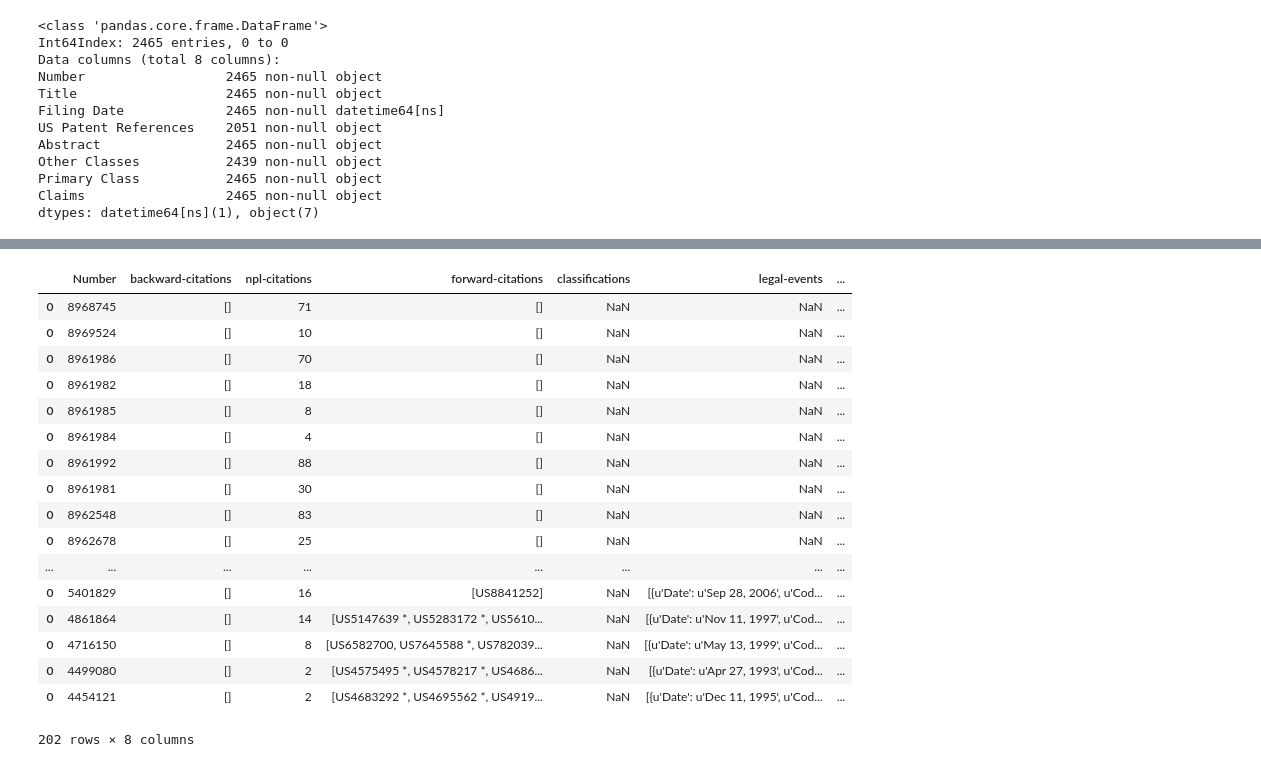
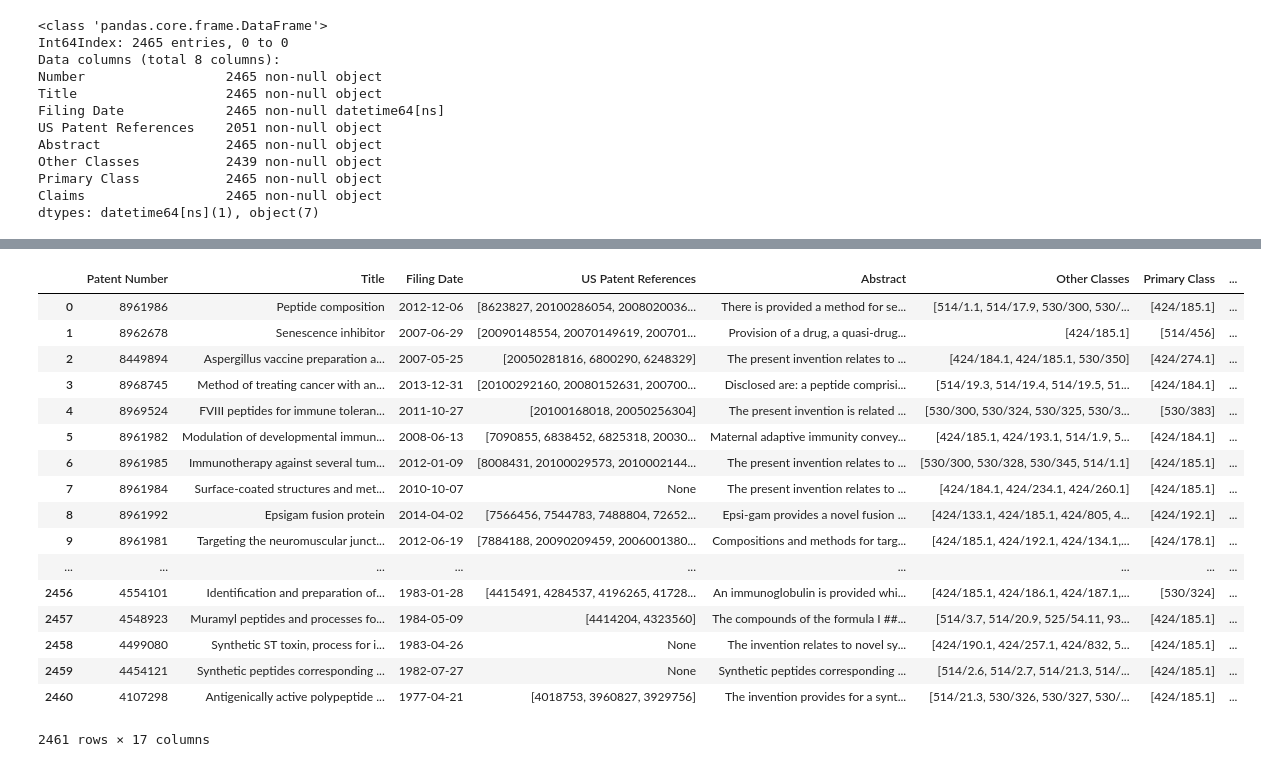
Before and after one commit to youngstone/Hunting4Patents, a Jupyter notebook: code/notebook_8_create_new_citaiton_DF_from_mongodb.ipynb, the cells around one changed output, grey strips where cells are left out. Drawn from its saved outputs; the diff is of its cells as text; code cells hidden in the pictures.

```diff
--- a/code/notebook_8_create_new_citaiton_DF_from_mongodb.ipynb
+++ b/code/notebook_8_create_new_citaiton_DF_from_mongodb.ipynb
@@ -269,4 +270,4 @@ df_raw_3['backward-citations-by-inventor'] = df_raw_3['backward-citations'].appl
 df_raw_3['forward-citations-by-examiner'] = df_raw_3['forward-citations'].apply(func_cite_by_examiner)
 df_raw_3['forward-citations-by-inventor'] = df_raw_3['forward-citations'].apply(func_cite_by_inventor)
 # %%
-df = pd.merge(df_raw_1, df_raw_3, how='inner', on=['Number'])
+df_comp = pd.merge(df_raw_1, df_raw_3, how='inner', on=['Number'])
@@ -293,0 +274,23 @@ df
+# %%
+df_comp = df_comp.rename(columns={'Number': 'Patent Number'})
+# %%
+df_comp
+# %% [output]
+|  | Patent Number | Title | Filing Date | US Patent References | Abstract | Other Classes | Primary Class | ... |
+| 0 | 8961986 | Peptide composition | 2012-12-06 | [8623827, 20100286054, 2008020036... | There is provided a method for se... | [514/1.1, 514/17.9, 530/300, 530/... | [424/185.1] | ... |
+| 1 | 8962678 | Senescence inhibitor | 2007-06-29 | [20090148554, 20070149619, 200701... | Provision of a drug, a quasi-drug... | [424/185.1] | [514/456] | ... |
+| 2 | 8449894 | Aspergillus vaccine preparation a... | 2007-05-25 | [20050281816, 6800290, 6248329] | The present invention relates to ... | [424/184.1, 424/185.1, 530/350] | [424/274.1] | ... |
+| 3 | 8968745 | Method of treating cancer with an... | 2013-12-31 | [20100292160, 20080152631, 200700... | Disclosed are: a peptide comprisi... | [514/19.3, 514/19.4, 514/19.5, 51... | [424/184.1] | ... |
+| 4 | 8969524 | FVIII peptides for immune toleran... | 2011-10-27 | [20100168018, 20050256304] | The present invention is related ... | [530/300, 530/324, 530/325, 530/3... | [530/383] | ... |
+| 5 | 8961982 | Modulation of developmental immun... | 2008-06-13 | [7090855, 6838452, 6825318, 20030... | Maternal adaptive immunity convey... | [424/185.1, 424/193.1, 514/1.9, 5... | [424/184.1] | ... |
+| 6 | 8961985 | Immunotherapy against several tum... | 2012-01-09 | [8008431, 20100029573, 2010002144... | The present invention relates to ... | [530/300, 530/328, 530/345, 514/1.1] | [424/185.1] | ... |
+| 7 | 8961984 | Surface-coated structures and met... | 2010-10-07 | None | The present invention relates to ... | [424/184.1, 424/234.1, 424/260.1] | [424/185.1] | ... |
+| 8 | 8961992 | Epsigam fusion protein | 2014-04-02 | [7566456, 7544783, 7488804, 72652... | Epsi-gam provides a novel fusion ... | [424/133.1, 424/185.1, 424/805, 4... | [424/192.1] | ... |
+| 9 | 8961981 | Targeting the neuromuscular junct... | 2012-06-19 | [7884188, 20090209459, 2006001380... | Compositions and methods for targ... | [424/185.1, 424/192.1, 424/134.1,... | [424/178.1] | ... |
+| ... | ... | ... | ... | ... | ... | ... | ... | ... |
+| 2456 | 4554101 | Identification and preparation of... | 1983-01-28 | [4415491, 4284537, 4196265, 41728... | An immunoglobulin is provided whi... | [424/185.1, 424/186.1, 424/187.1,... | [530/324] | ... |
+| 2457 | 4548923 | Muramyl peptides and processes fo... | 1984-05-09 | [4414204, 4323560] | The compounds of the formula I ##... | [514/3.7, 514/20.9, 525/54.11, 93... | [424/185.1] | ... |
+| 2458 | 4499080 | Synthetic ST toxin, process for i... | 1983-04-26 | None | The invention relates to novel sy... | [424/190.1, 424/257.1, 424/832, 5... | [424/185.1] | ... |
+| 2459 | 4454121 | Synthetic peptides corresponding ... | 1982-07-27 | None | Synthetic peptides corresponding ... | [514/2.6, 514/2.7, 514/21.3, 514/... | [424/185.1] | ... |
+| 2460 | 4107298 | Antigenically active polypeptide ... | 1977-04-21 | [4018753, 3960827, 3929756] | The invention provides for a synt... | [514/21.3, 530/326, 530/327, 530/... | [424/185.1] | ... |
+2461 rows × 17 columns
@@ -294,22 +299,3 @@ df
 # %%
-df_raw_3[df_raw_3['backward-citations'].apply(len) == 0]
+# df_raw_3['backward-citations'].apply(len) != 0
-# %% [output]
-|  | Number | backward-citations | npl-citations | forward-citations | classifications | legal-events | ... |
-| 0 | 8968745 | [] | 71 | [] | NaN | NaN | ... |
-| 0 | 8969524 | [] | 10 | [] | NaN | NaN | ... |
-| 0 | 8961986 | [] | 70 | [] | NaN | NaN | ... |
-| 0 | 8961982 | [] | 18 | [] | NaN | NaN | ... |
-| 0 | 8961985 | [] | 8 | [] | NaN | NaN | ... |
-| 0 | 8961984 | [] | 4 | [] | NaN | NaN | ... |
-| 0 | 8961992 | [] | 88 | [] | NaN | NaN | ... |
-| 0 | 8961981 | [] | 30 | [] | NaN | NaN | ... |
-| 0 | 8962548 | [] | 83 | [] | NaN | NaN | ... |
-| 0 | 8962678 | [] | 25 | [] | NaN | NaN | ... |
-| ... | ... | ... | ... | ... | ... | ... | ... |
-| 0 | 5401829 | [] | 16 | [US8841252] | NaN | [{u'Date': u'Sep 28, 2006', u'Cod... | ... |
-| 0 | 4861864 | [] | 14 | [US5147639 *, US5283172 *, US5610... | NaN | [{u'Date': u'Nov 11, 1997', u'Cod... | ... |
-| 0 | 4716150 | [] | 8 | [US6582700, US7645588 *, US782039... | NaN | [{u'Date': u'May 13, 1999', u'Cod... | ... |
-| 0 | 4499080 | [] | 2 | [US4575495 *, US4578217 *, US4686... | NaN | [{u'Date': u'Apr 27, 1993', u'Cod... | ... |
-| 0 | 4454121 | [] | 2 | [US4683292 *, US4695562 *, US4919... | NaN | [{u'Date': u'Dec 11, 1995', u'Cod... | ... |
-202 rows × 8 columns
 # %%
```
Also changed, not shown: parts of 27 cells of this notebook, 5 other files.
